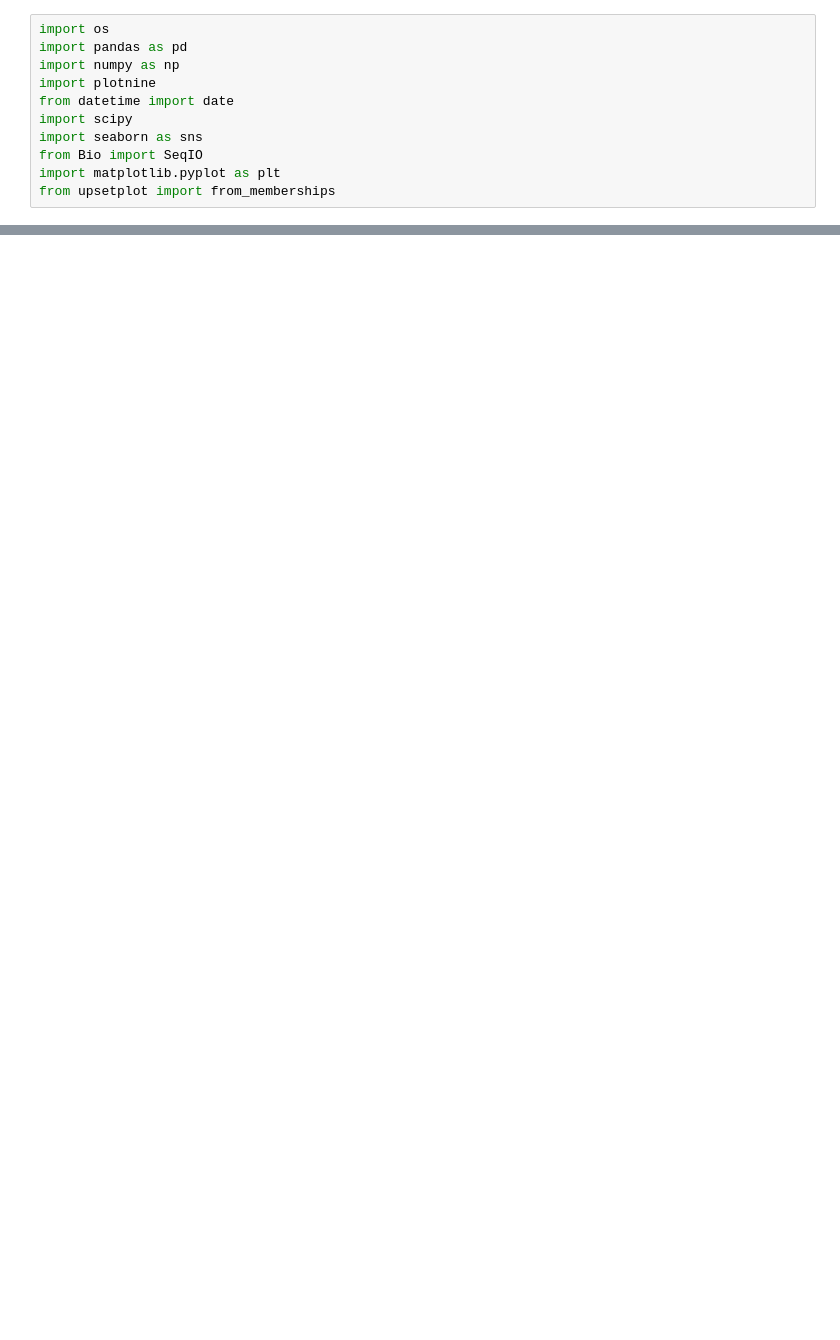
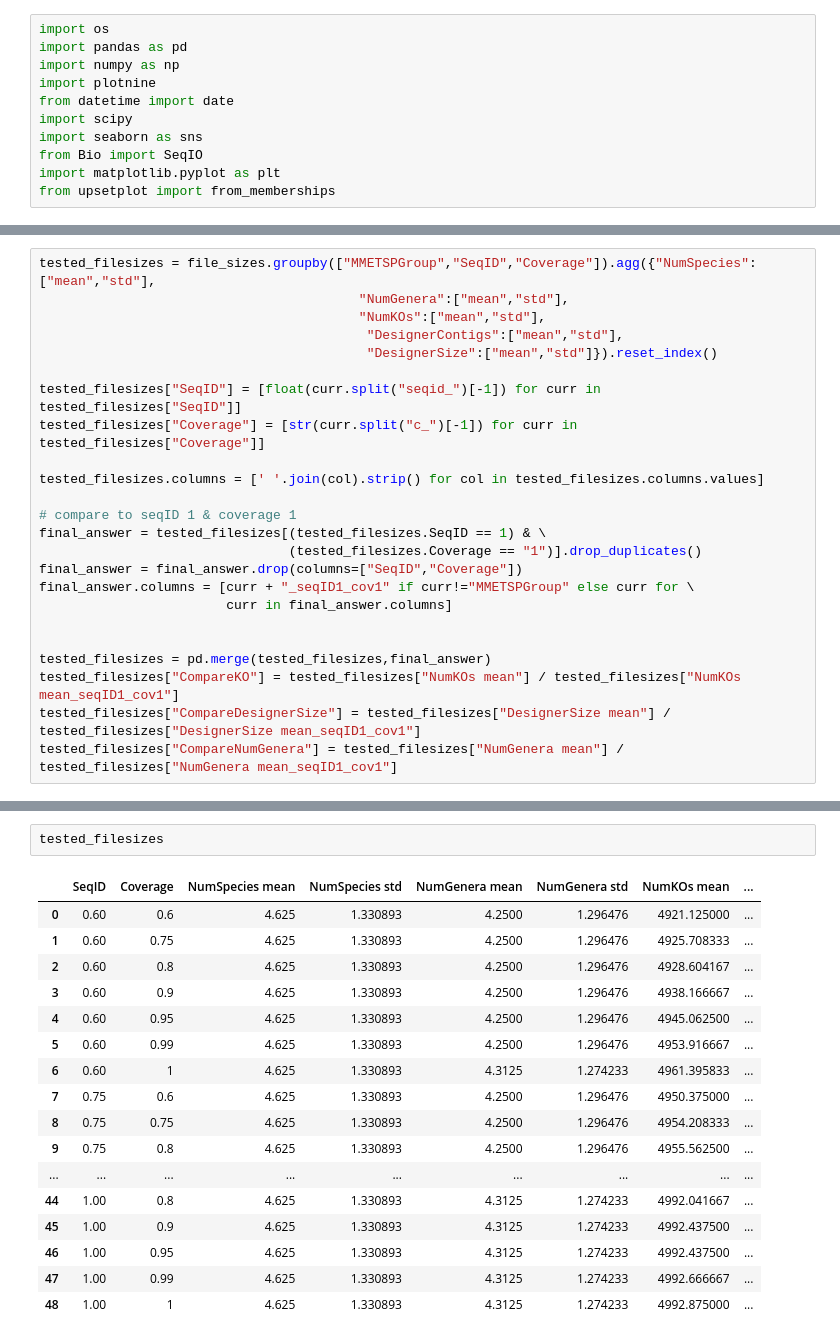
Before and after one commit to akrinos/2022-Krinos-eukrhythmic, a Jupyter notebook: jupyter-notebooks/generate-tables.ipynb, the cells around one changed output, grey strips where cells are left out. Drawn from its saved outputs; the diff is of its cells as text; blank space fills up the shorter version.

```diff
--- a/jupyter-notebooks/generate-tables.ipynb
+++ b/jupyter-notebooks/generate-tables.ipynb
@@ -88,0 +107,24 @@ NameError: name 'file_sizes' is not defined
+# %%
+tested_filesizes = file_sizes.groupby(["MMETSPGroup","SeqID","Coverage"]).agg({"NumSpecies":["mean","std"],
+                                         "NumGenera":["mean","std"],
+                                         "NumKOs":["mean","std"],
+                                          "DesignerContigs":["mean","std"],
+                                          "DesignerSize":["mean","std"]}).reset_index()
+
+tested_filesizes["SeqID"] = [float(curr.split("seqid_")[-1]) for curr in tested_filesizes["SeqID"]]
+tested_filesizes["Coverage"] = [str(curr.split("c_")[-1]) for curr in tested_filesizes["Coverage"]]
+
+tested_filesizes.columns = [' '.join(col).strip() for col in tested_filesizes.columns.values]
+
+# compare to seqID 1 & coverage 1
+final_answer = tested_filesizes[(tested_filesizes.SeqID == 1) & \
+                                (tested_filesizes.Coverage == "1")].drop_duplicates()
+final_answer = final_answer.drop(columns=["SeqID","Coverage"])
+final_answer.columns = [curr + "_seqID1_cov1" if curr!="MMETSPGroup" else curr for \
+                        curr in final_answer.columns]
+
+
+tested_filesizes = pd.merge(tested_filesizes,final_answer)
+tested_filesizes["CompareKO"] = tested_filesizes["NumKOs mean"] / tested_filesizes["NumKOs mean_seqID1_cov1"]
+tested_filesizes["CompareDesignerSize"] = tested_filesizes["DesignerSize mean"] / tested_filesizes["DesignerSize mean_seqID1_cov1"]
+tested_filesizes["CompareNumGenera"] = tested_filesizes["NumGenera mean"] / tested_filesizes["NumGenera mean_seqID1_cov1"]
@@ -88,0 +263,20 @@ NameError: name 'file_sizes' is not defined
+# %%
+tested_filesizes
+# %% [output]
+|  | SeqID | Coverage | NumSpecies mean | NumSpecies std | NumGenera mean | NumGenera std | NumKOs mean | ... |
+| 0 | 0.60 | 0.6 | 4.625 | 1.330893 | 4.2500 | 1.296476 | 4921.125000 | ... |
+| 1 | 0.60 | 0.75 | 4.625 | 1.330893 | 4.2500 | 1.296476 | 4925.708333 | ... |
+| 2 | 0.60 | 0.8 | 4.625 | 1.330893 | 4.2500 | 1.296476 | 4928.604167 | ... |
+| 3 | 0.60 | 0.9 | 4.625 | 1.330893 | 4.2500 | 1.296476 | 4938.166667 | ... |
+| 4 | 0.60 | 0.95 | 4.625 | 1.330893 | 4.2500 | 1.296476 | 4945.062500 | ... |
+| 5 | 0.60 | 0.99 | 4.625 | 1.330893 | 4.2500 | 1.296476 | 4953.916667 | ... |
+| 6 | 0.60 | 1 | 4.625 | 1.330893 | 4.3125 | 1.274233 | 4961.395833 | ... |
+| 7 | 0.75 | 0.6 | 4.625 | 1.330893 | 4.2500 | 1.296476 | 4950.375000 | ... |
+| 8 | 0.75 | 0.75 | 4.625 | 1.330893 | 4.2500 | 1.296476 | 4954.208333 | ... |
+| 9 | 0.75 | 0.8 | 4.625 | 1.330893 | 4.2500 | 1.296476 | 4955.562500 | ... |
+| ... | ... | ... | ... | ... | ... | ... | ... | ... |
+| 44 | 1.00 | 0.8 | 4.625 | 1.330893 | 4.3125 | 1.274233 | 4992.041667 | ... |
+| 45 | 1.00 | 0.9 | 4.625 | 1.330893 | 4.3125 | 1.274233 | 4992.437500 | ... |
+| 46 | 1.00 | 0.95 | 4.625 | 1.330893 | 4.3125 | 1.274233 | 4992.437500 | ... |
+| 47 | 1.00 | 0.99 | 4.625 | 1.330893 | 4.3125 | 1.274233 | 4992.666667 | ... |
+| 48 | 1.00 | 1 | 4.625 | 1.330893 | 4.3125 | 1.274233 | 4992.875000 | ... |
```
Also changed, not shown: parts of 30 cells of this notebook, 9 other files.
